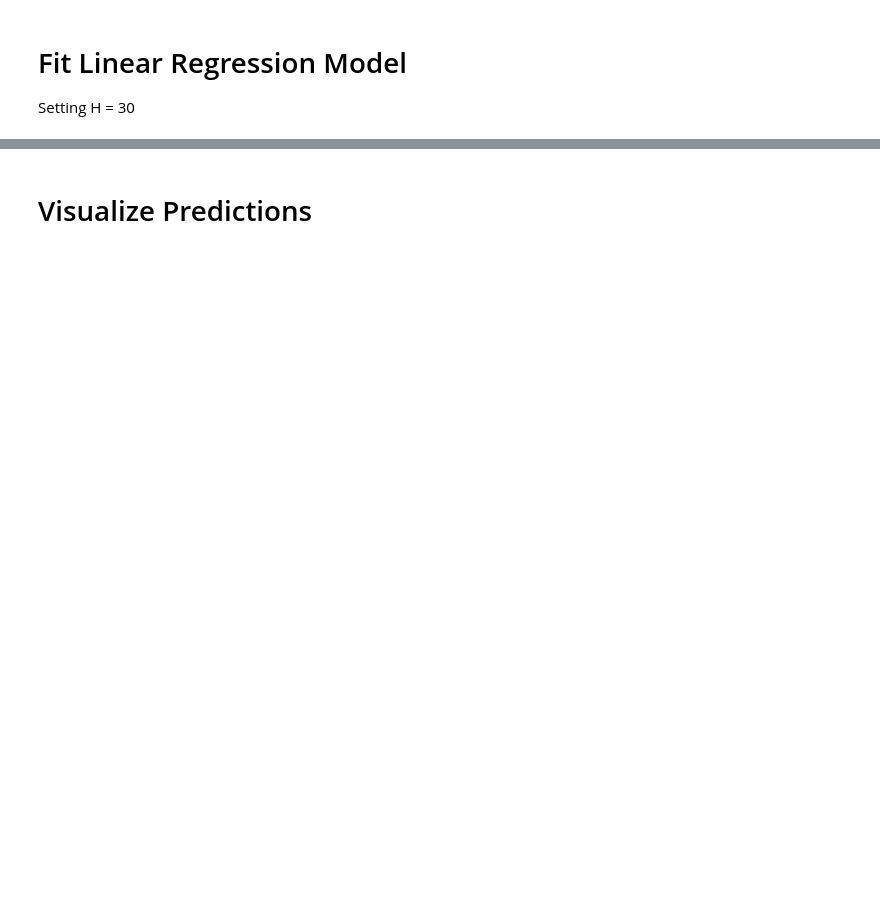
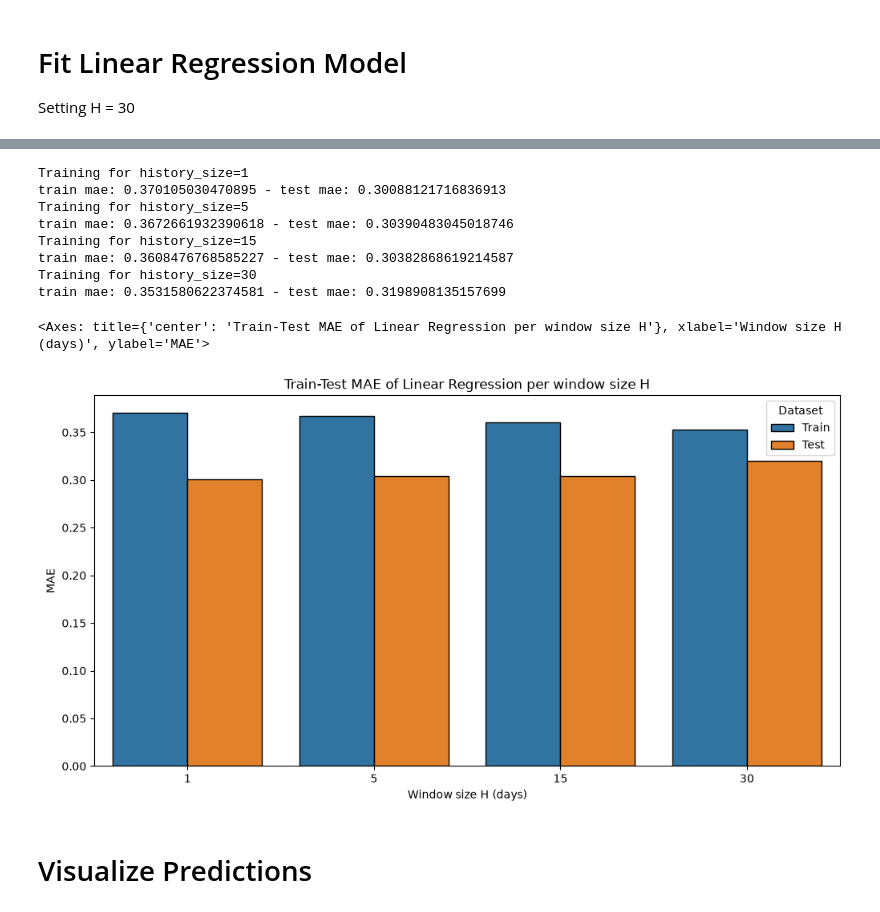
Before and after one commit to sakisv/msc_dws, a Jupyter notebook: 101-MachineLearning/02-KNN-TimeseriesForecasting/Timeseries_Forecasting.ipynb, the cells around one changed output, grey strips where cells are left out. Saved outputs shown, nothing was run; the diff lists cells and outputs as text; code cells hidden in the pictures; blank space fills up the shorter version.

Commit message:
Q5 - plot Mean Absolute Error for different values of H

```diff
--- a/101-MachineLearning/02-KNN-TimeseriesForecasting/Timeseries_Forecasting.ipynb
+++ b/101-MachineLearning/02-KNN-TimeseriesForecasting/Timeseries_Forecasting.ipynb
@@ -132,16 +150,39 @@ x_train.shape, y_train.shape, x_test.shape, y_test.shape
 # %%
-model = LinearRegression()
-model.fit(x_train, y_train)
+rows = []
+for history_size in [1, 5, 15, 30]:
+    print(f"Training for history_size={history_size}")
+    x_train, y_train = construct_timeframes(train_df, history_size)
+    x_test, y_test = construct_timeframes(test_df, history_size)
+    model = LinearRegression()
+    model.fit(x_train, y_train)
 
-y_pred = model.predict(x_train)
-train_mae = mean_absolute_error(y_true=y_train, y_pred=y_pred)
-y_pred = model.predict(x_test)
-test_mae = mean_absolute_error(y_true=y_test, y_pred=y_pred)
+    y_pred = model.predict(x_train)
+    train_mae = mean_absolute_error(y_true=y_train, y_pred=y_pred)
+    y_pred = model.predict(x_test)
+    test_mae = mean_absolute_error(y_true=y_test, y_pred=y_pred)
 
-metrics_df = pd.DataFrame({'Dataset': ['Train', 'Test'], 'MAE': [train_mae, test_mae]})
-ax = sns.barplot(metrics_df, x='Dataset', y='MAE', edgecolor='black')
-ax.set_title('Train-Test MAE of Linear Regression with H=30')
+    print(f"train mae: {train_mae} - test mae: {test_mae}")
+    rows.append({"H": history_size, "Dataset": "Train", "MAE": train_mae})
+    rows.append({"H": history_size, "Dataset": "Test", "MAE": test_mae})
+
+metrics_df = pd.DataFrame(rows)
+plt.figure(figsize=(12, 6))
+ax = sns.barplot(data=metrics_df, x="H", y="MAE", hue="Dataset", edgecolor="black")
+ax.set_title("Train-Test MAE of Linear Regression per window size H")
+ax.set_xlabel("Window size H (days)")
+ax.set_ylabel("MAE")
 ax
+# %% [output]
+Training for history_size=1
+train mae: 0.370105030470895 - test mae: 0.30088121716836913
+Training for history_size=5
+train mae: 0.3672661932390618 - test mae: 0.30390483045018746
+Training for history_size=15
+train mae: 0.3608476768585227 - test mae: 0.30382868619214587
+Training for history_size=30
+train mae: 0.3531580622374581 - test mae: 0.3198908135157699
+<Axes: title={'center': 'Train-Test MAE of Linear Regression per window size H'}, xlabel='Window size H (days)', ylabel='MAE'>
+[figure, added]
 # %% [markdown]
 # Visualize Predictions
 # %%
```
Also changed, not shown: parts of 15 cells of this notebook.
